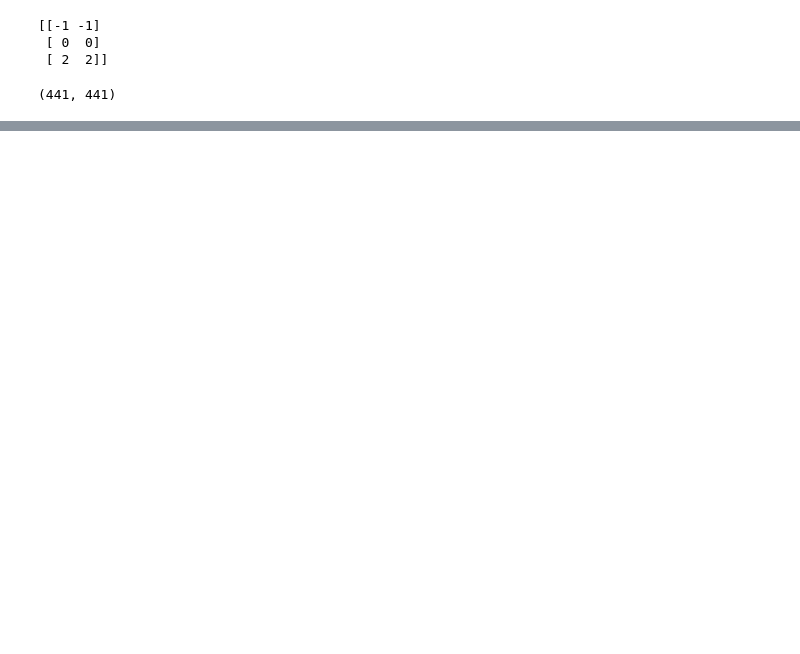
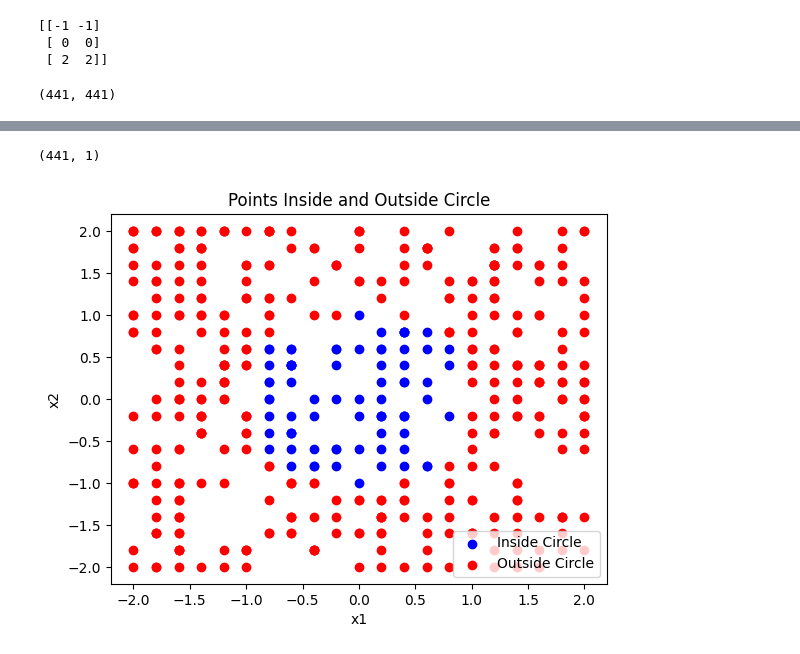
Before and after one commit to ursuladas/RBF_Network, a Jupyter notebook: A1_Q2.ipynb, the cells around one changed output, grey strips where cells are left out. Cells and saved outputs as stored; diff of their text form; code cells hidden in the pictures; blank space fills up the shorter version.

```diff
--- a/A1_Q2.ipynb
+++ b/A1_Q2.ipynb
@@ -363,0 +386,22 @@ plt.show()
+# %%
+Y_random=predict(W_random,rbf_output_random)
+Y_random.shape
+# %% [output]
+(441, 1)
+# %%
+def plot(train_data,Y):
+    inside_circle = train_data[Y.flatten() == 1.0]
+    outside_circle = train_data[Y.flatten() == -1.0]
+
+    # Plotting
+    plt.scatter(inside_circle[:, 0], inside_circle[:, 1], color='blue', label='Inside Circle')
+    plt.scatter(outside_circle[:, 0], outside_circle[:, 1], color='red', label='Outside Circle')
+    plt.xlabel('x1')
+    plt.ylabel('x2')
+    plt.title('Points Inside and Outside Circle')
+    plt.legend()
+    plt.show()
+# %%
+plot(train_data,op_labels)
+# %% [output]
+[figure, added]
```
Also changed, not shown: parts of 22 cells of this notebook.
